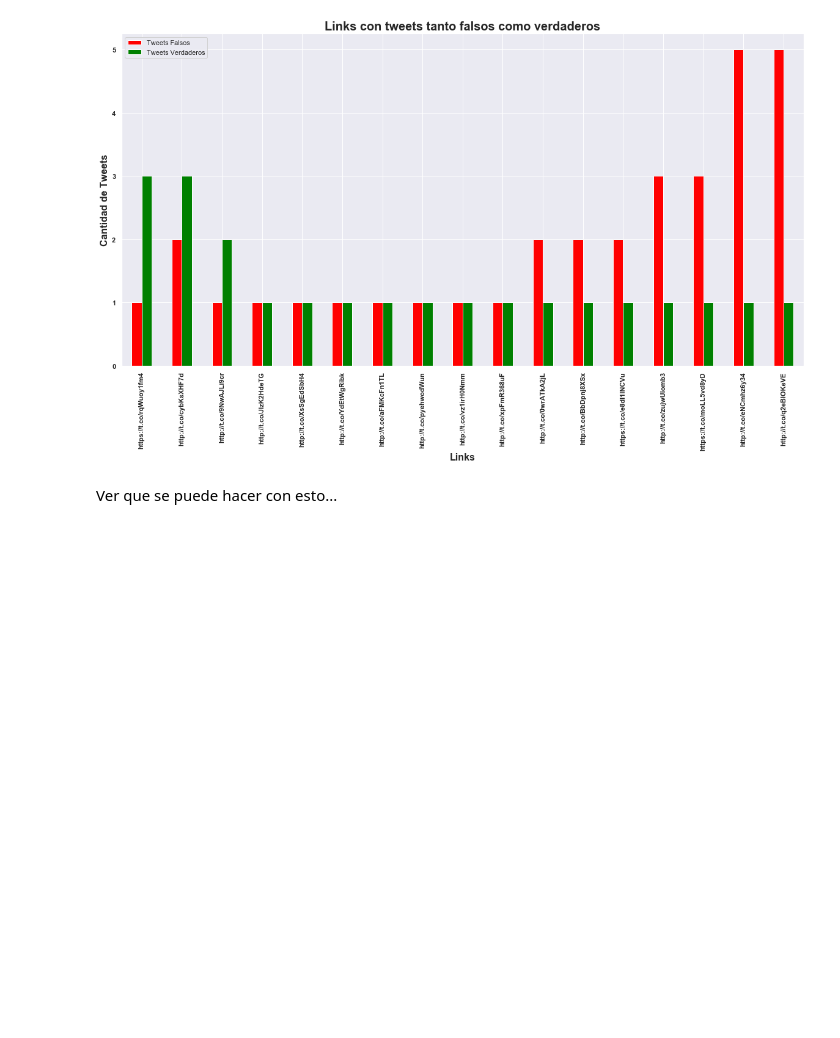
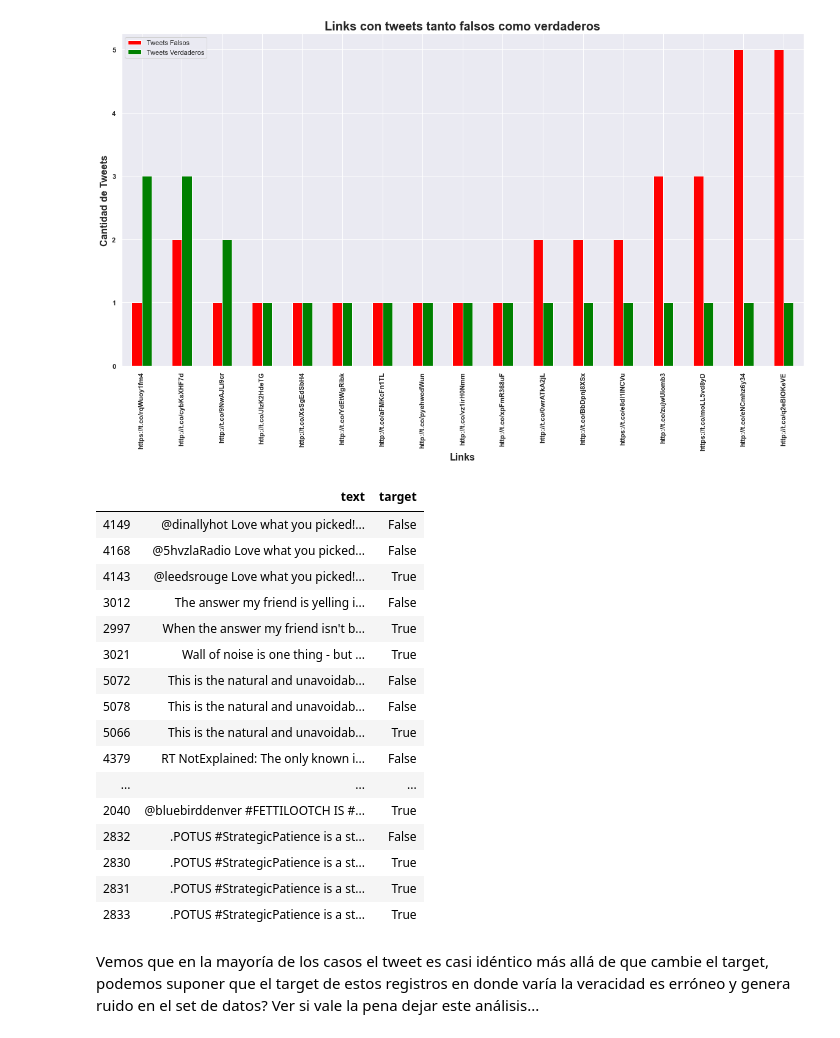
Before and after one commit to alepenaa94/TP1_Real_or_Not, a Jupyter notebook: TP1_Real_or_Not.ipynb, the cells around one changed output. Drawn from its saved outputs; the diff is of its cells as text; code cells hidden in the pictures; blank space fills up the shorter version.

```diff
--- a/TP1_Real_or_Not.ipynb
+++ b/TP1_Real_or_Not.ipynb
@@ -1019,5 +1011,25 @@ plt.ylabel('Cantidad de Tweets', fontsize=16,weight='bold')
 plt.xlabel('Links', fontsize=16,weight='bold');
 # %% [output]
 [figure]
-# %% [markdown]
-Ver que se puede hacer con esto...
+# %%
+links_df.loc[links_df['links'].isin(links_multitarget)].sort_values(['links','target'])[['text','target']]
+# %% [output]
+|  | text | target |
+| 4149 | @dinallyhot Love what you picked!... | False |
+| 4168 | @5hvzlaRadio Love what you picked... | False |
+| 4143 | @leedsrouge Love what you picked!... | True |
+| 3012 | The answer my friend is yelling i... | False |
+| 2997 | When the answer my friend isn't b... | True |
+| 3021 | Wall of noise is one thing - but ... | True |
+| 5072 | This is the natural and unavoidab... | False |
+| 5078 | This is the natural and unavoidab... | False |
+| 5066 | This is the natural and unavoidab... | True |
+| 4379 | RT NotExplained: The only known i... | False |
+| ... | ... | ... |
+| 2040 | @bluebirddenver #FETTILOOTCH IS #... | True |
+| 2832 | .POTUS #StrategicPatience is a st... | False |
+| 2830 | .POTUS #StrategicPatience is a st... | True |
+| 2831 | .POTUS #StrategicPatience is a st... | True |
+| 2833 | .POTUS #StrategicPatience is a st... | True |
+# %% [markdown]
+Vemos que en la mayoría de los casos el tweet es casi idéntico más allá de que cambie el target, podemos suponer que el target de estos registros en donde varía la veracidad es erróneo y genera ruido en el set de datos? Ver si vale la pena dejar este análisis...
```
Also changed, not shown: parts of 26 cells of this notebook.
